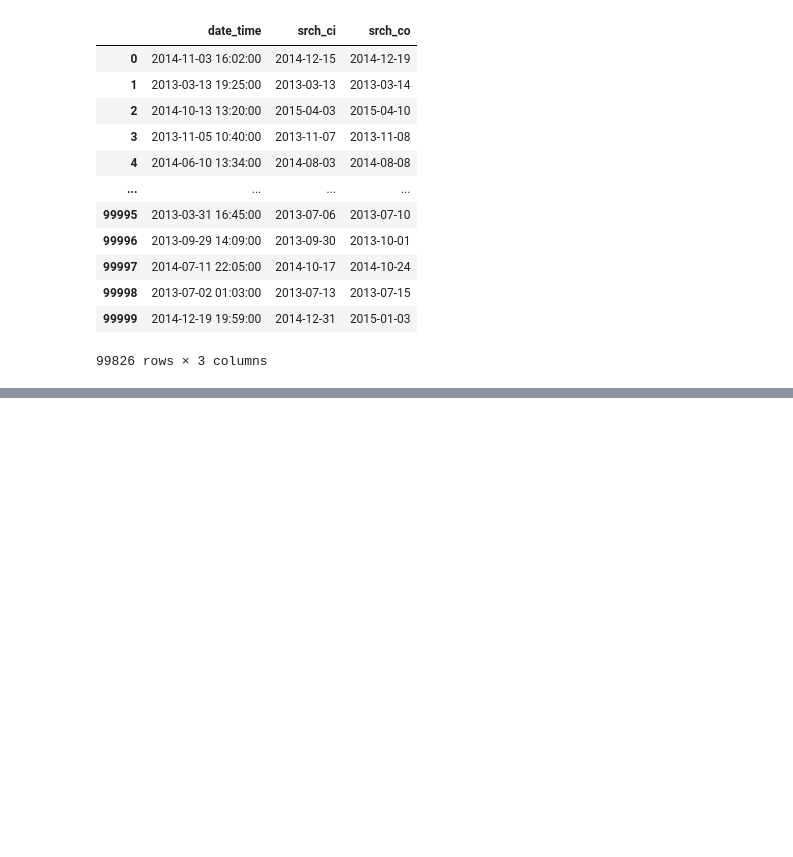
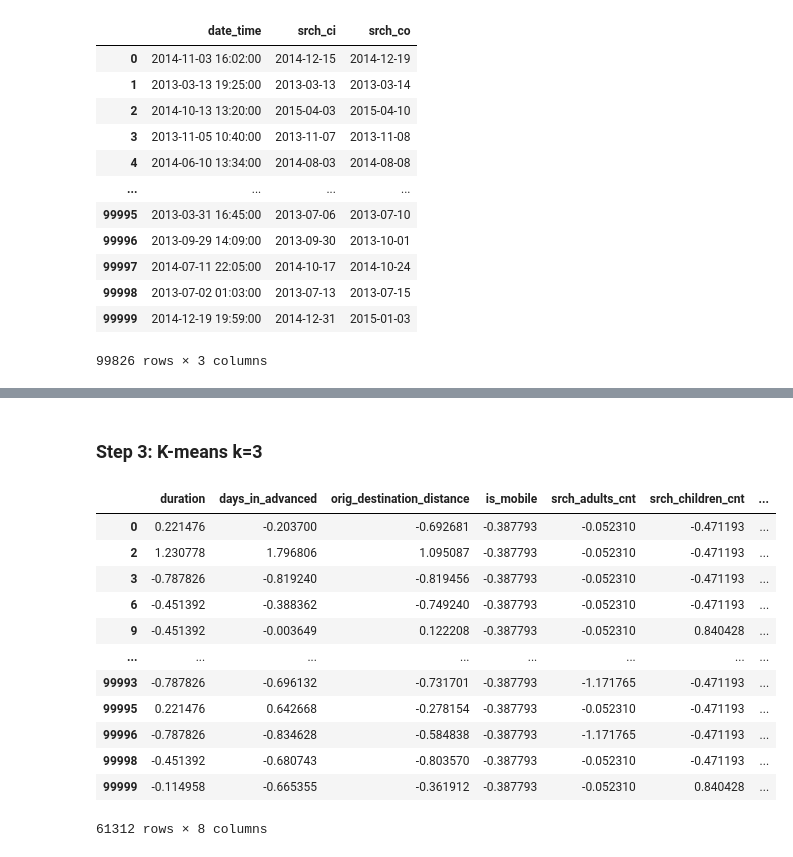
Before and after one commit to karamian-ani/data_analytics_with_python, a Jupyter notebook: notebooks/18_clustering.ipynb, the cells around one changed output, grey strips where cells are left out. Cells and saved outputs as stored; diff of their text form; code cells hidden in the pictures; blank space fills up the shorter version.

```diff
--- a/notebooks/18_clustering.ipynb
+++ b/notebooks/18_clustering.ipynb
@@ -212,0 +283,2 @@ travel.head(2)
+# %%
+features_to_explore = ['duration', 'days_in_advanced', 'orig_destination_distance', 'is_mobile', 'srch_adults_cnt', 'srch_children_cnt', 'srch_rm_cnt']
@@ -212,0 +315,2 @@ travel.head(2)
+# %% [markdown]
+### Step 3: K-means k=3
@@ -212,0 +321,16 @@ travel.head(2)
+# %%
+df_clustering_stg
+# %% [output]
+|  | duration | days_in_advanced | orig_destination_distance | is_mobile | srch_adults_cnt | srch_children_cnt | ... |
+| 0 | 0.221476 | -0.203700 | -0.692681 | -0.387793 | -0.052310 | -0.471193 | ... |
+| 2 | 1.230778 | 1.796806 | 1.095087 | -0.387793 | -0.052310 | -0.471193 | ... |
+| 3 | -0.787826 | -0.819240 | -0.819456 | -0.387793 | -0.052310 | -0.471193 | ... |
+| 6 | -0.451392 | -0.388362 | -0.749240 | -0.387793 | -0.052310 | -0.471193 | ... |
+| 9 | -0.451392 | -0.003649 | 0.122208 | -0.387793 | -0.052310 | 0.840428 | ... |
+| ... | ... | ... | ... | ... | ... | ... | ... |
+| 99993 | -0.787826 | -0.696132 | -0.731701 | -0.387793 | -1.171765 | -0.471193 | ... |
+| 99995 | 0.221476 | 0.642668 | -0.278154 | -0.387793 | -0.052310 | -0.471193 | ... |
+| 99996 | -0.787826 | -0.834628 | -0.584838 | -0.387793 | -1.171765 | -0.471193 | ... |
+| 99998 | -0.451392 | -0.680743 | -0.803570 | -0.387793 | -0.052310 | -0.471193 | ... |
+| 99999 | -0.114958 | -0.665355 | -0.361912 | -0.387793 | -0.052310 | 0.840428 | ... |
+61312 rows × 8 columns
```
Also changed, not shown: parts of 26 cells of this notebook.
